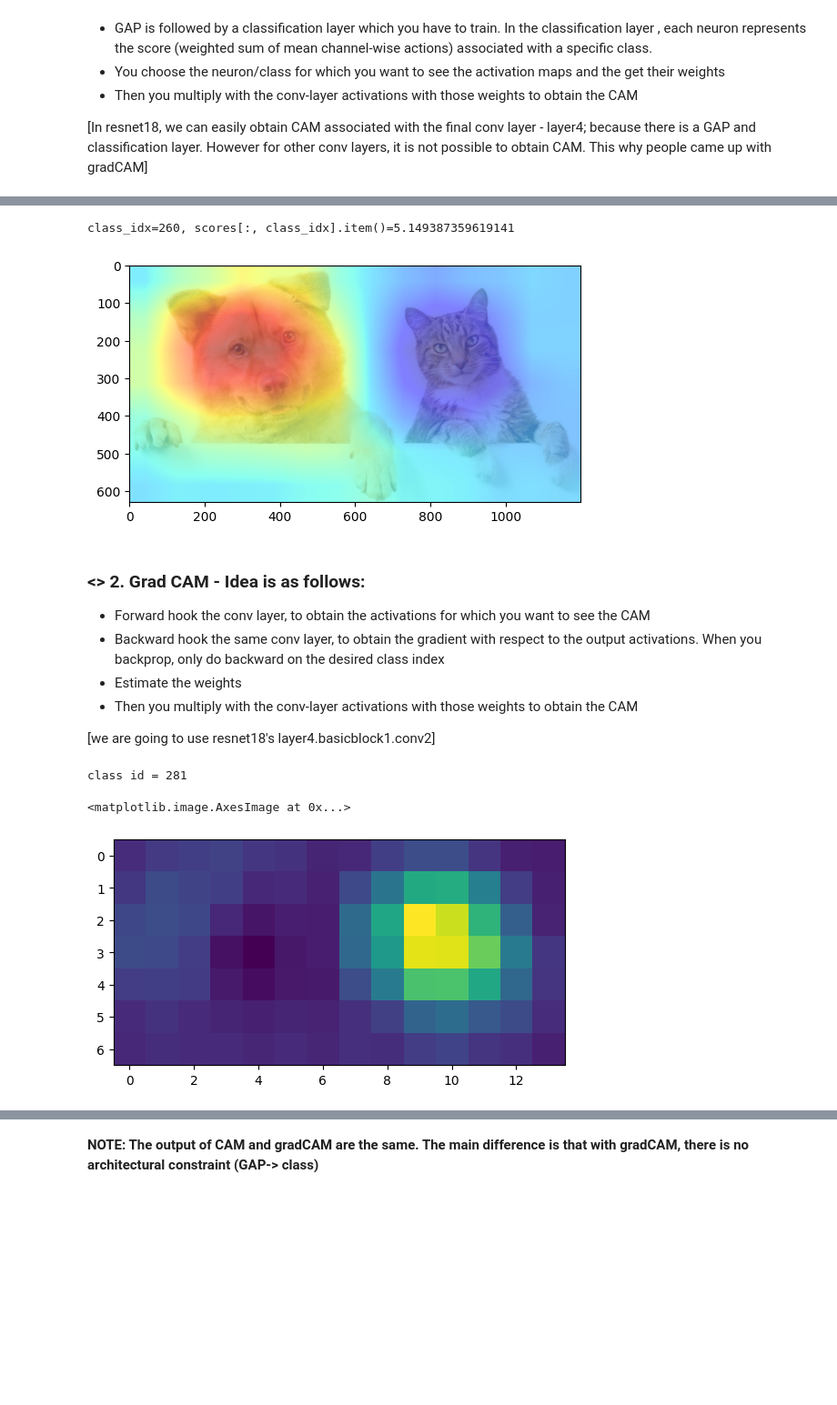
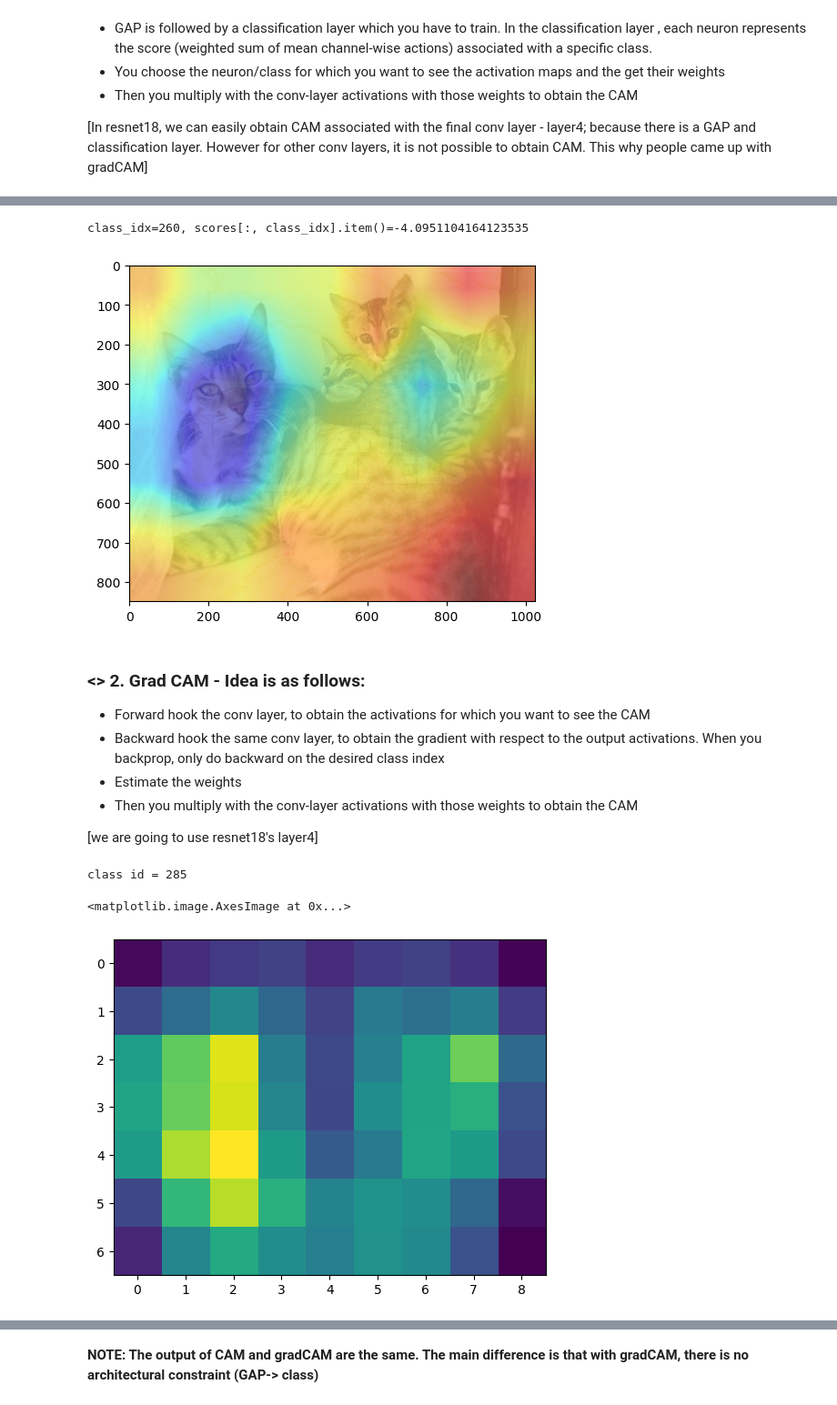
Before and after one commit to tutorials101/gradCAM, a Jupyter notebook: visualizations.ipynb, the cells around one changed output, grey strips where cells are left out. Shown at 91% size. Saved outputs shown, nothing was run; the diff lists cells and outputs as text; code cells hidden in the pictures; blank space fills up the shorter version.

```diff
--- a/visualizations.ipynb
+++ b/visualizations.ipynb
@@ -99,7 +99,7 @@ def backward_hook(name):
 # %%
 #Example input, this is an image of cat and dog
 
-img_path = "gradCAM/examples/example2.jpg"
+img_path = "gradCAM/examples/example3.jpg"
 
 img = Image.open(img_path)
 print(np.array(img).shape)
@@ -190,8 +190,8 @@ print(f"{class_idx=}, {scores[:, class_idx].item()=}")
 
 #260 is dog
 # %% [output]
-class_idx=260, scores[:, class_idx].item()=5.149387359619141
+class_idx=260, scores[:, class_idx].item()=-4.0951104164123535
-[figure, old version]
+[figure, new version]
 # %% [markdown]
 ### <> **2. Grad CAM** - Idea is as follows:
 - Forward hook the conv layer, to obtain the activations for which you want to see the CAM
@@ -199,7 +199,7 @@ class_idx=260, scores[:, class_idx].item()=5.149387359619141
 - Estimate the weights
 - Then you multiply with the conv-layer activations with those weights to obtain the CAM
 
-[we are going to use resnet18's layer4.basicblock1.conv2]
+[we are going to use resnet18's layer4]
 # %%
 def get_gradcam(input, conv_layer, class_idx=None):
 
@@ -207,36 +207,36 @@ def get_gradcam(input, conv_layer, class_idx=None):
     class_idx = torch.tensor(class_idx)
 
   h1 = conv_layer.register_forward_hook(forward_hook("conv_layer"))
   h2 = conv_layer.register_full_backward_hook(backward_hook("conv_layer"))
 
   net.eval()
 
   scores = net(input)
 
-  if not class_idx:
+  if class_idx==None:
     class_idx = torch.argmax(scores)
 
   class_score = scores[:, class_idx]
   class_score.backward()
 
   h1.remove()
   h2.remove()
 
   Z = hooked_layers["conv_layer"]["out"][0]
   w = hooked_layers["conv_layer"]["out_grad"][0].mean(dim=[1,2], keepdims=True)
 
   gradcam = ((Z*w).sum(dim=[0]))
 
   print(f"class id = {class_idx.item()}")
 
   return gradcam.detach().numpy()
 
 gradcam = get_gradcam(input.unsqueeze(0), net.layer4) # if interested, we can pass it to a ReLU to only focus on the positive influence
 plt.imshow(gradcam)
 # %% [output]
-class id = 281
+class id = 285
 <matplotlib.image.AxesImage at 0x...>
-[figure, old version]
+[figure, new version]
 # %%
 plt.imshow(img, alpha=0.5)
 plt.imshow(cv2.resize(gradcam, img.size), alpha=0.5, cmap='jet')
```
Also changed, not shown: parts of 17 cells of this notebook.
